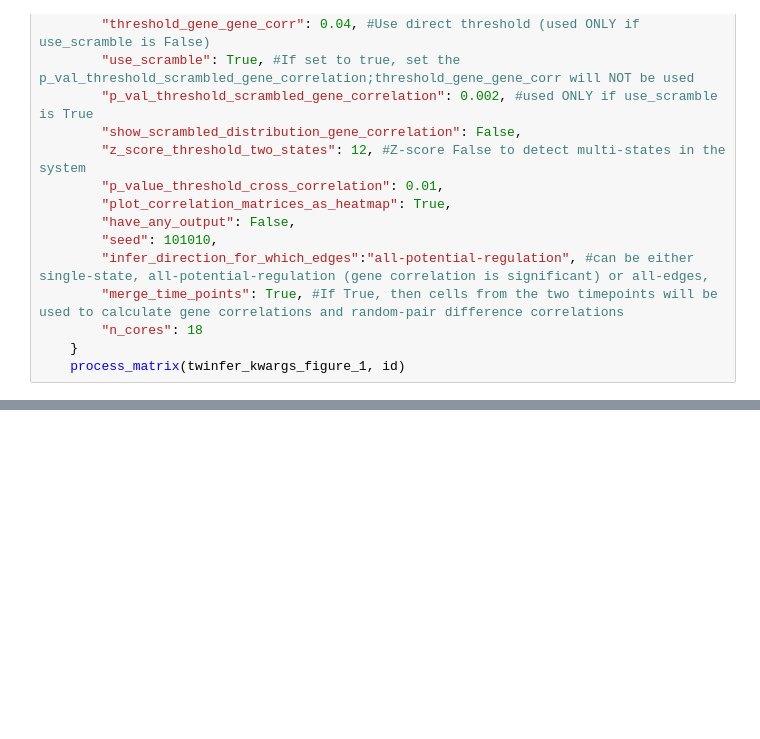
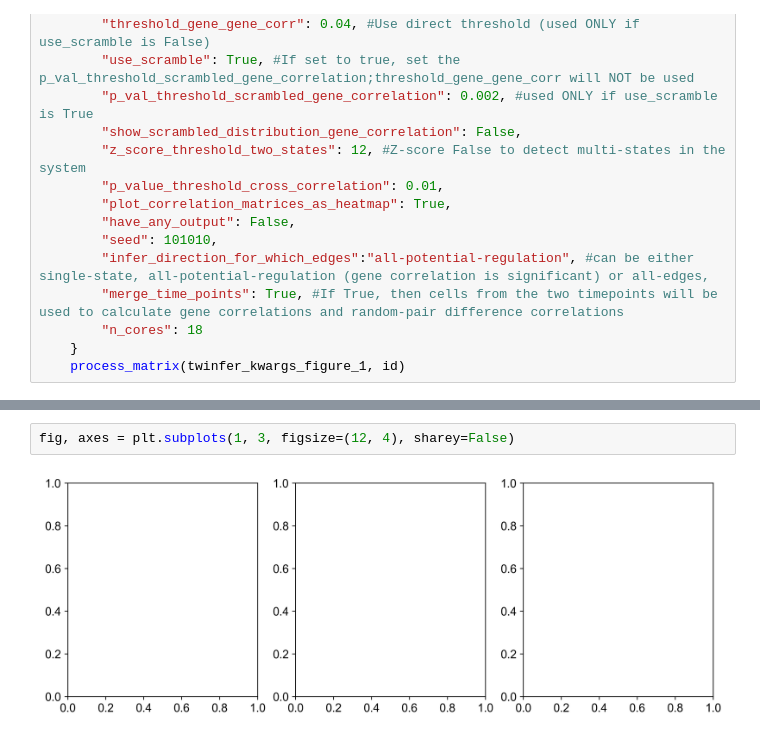
Before and after one commit to GoyalLab/TwINFER, a Jupyter notebook: scripts_analyse_figure_data/figure_4_f_score.ipynb, the cells around one changed output, grey strips where cells are left out. Cells and saved outputs as stored; diff of their text form; blank space fills up the shorter version.

```diff
--- a/scripts_analyse_figure_data/figure_4_f_score.ipynb
+++ b/scripts_analyse_figure_data/figure_4_f_score.ipynb
@@ -1476 +3069,5 @@ def plot_gmm_diagnostics(
+# %%
+fig, axes = plt.subplots(1, 3, figsize=(12, 4), sharey=False)
+# %% [output]
+[figure, added]
 # %%
```
Also changed, not shown: parts of 33 cells of this notebook, 13 other files.
